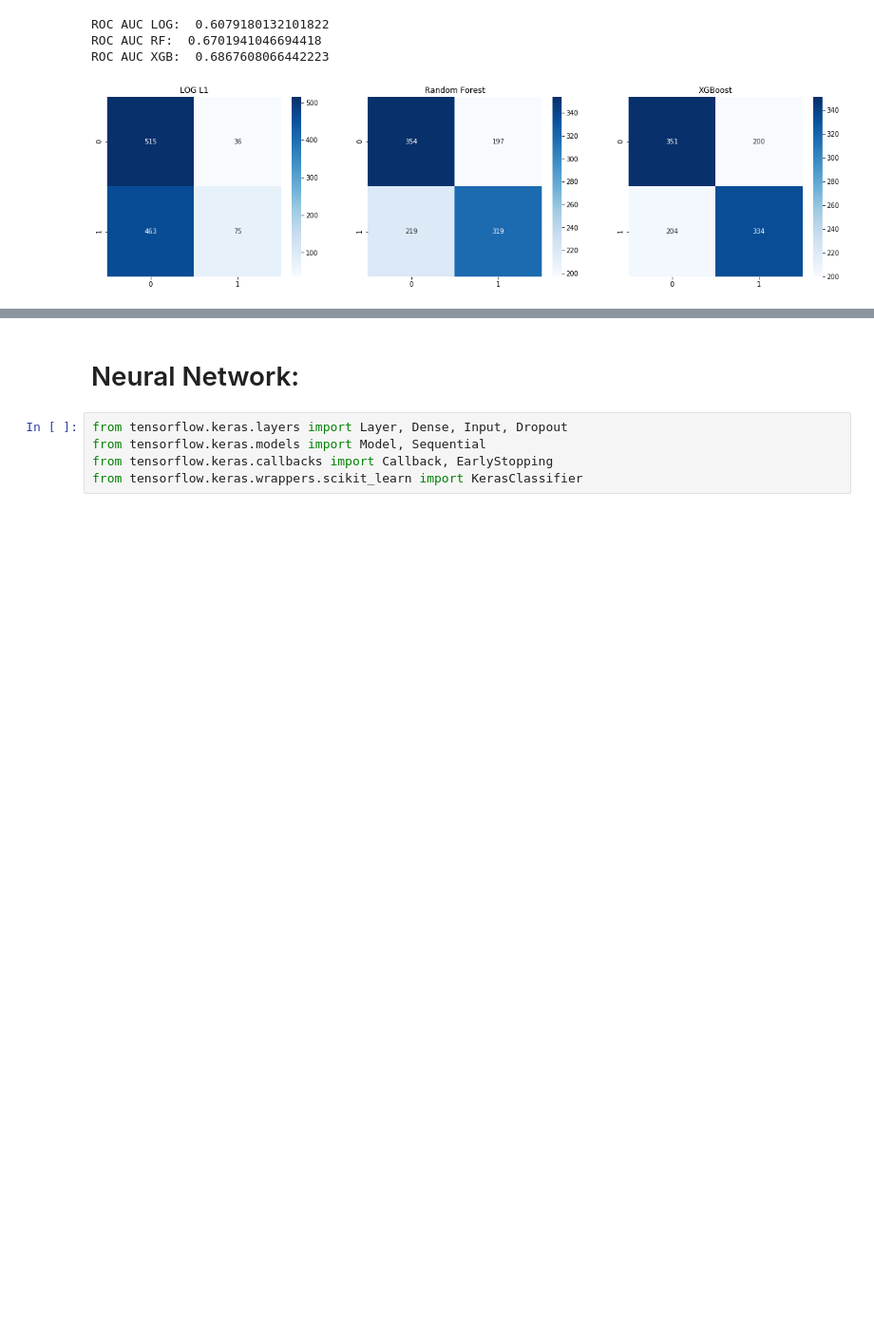
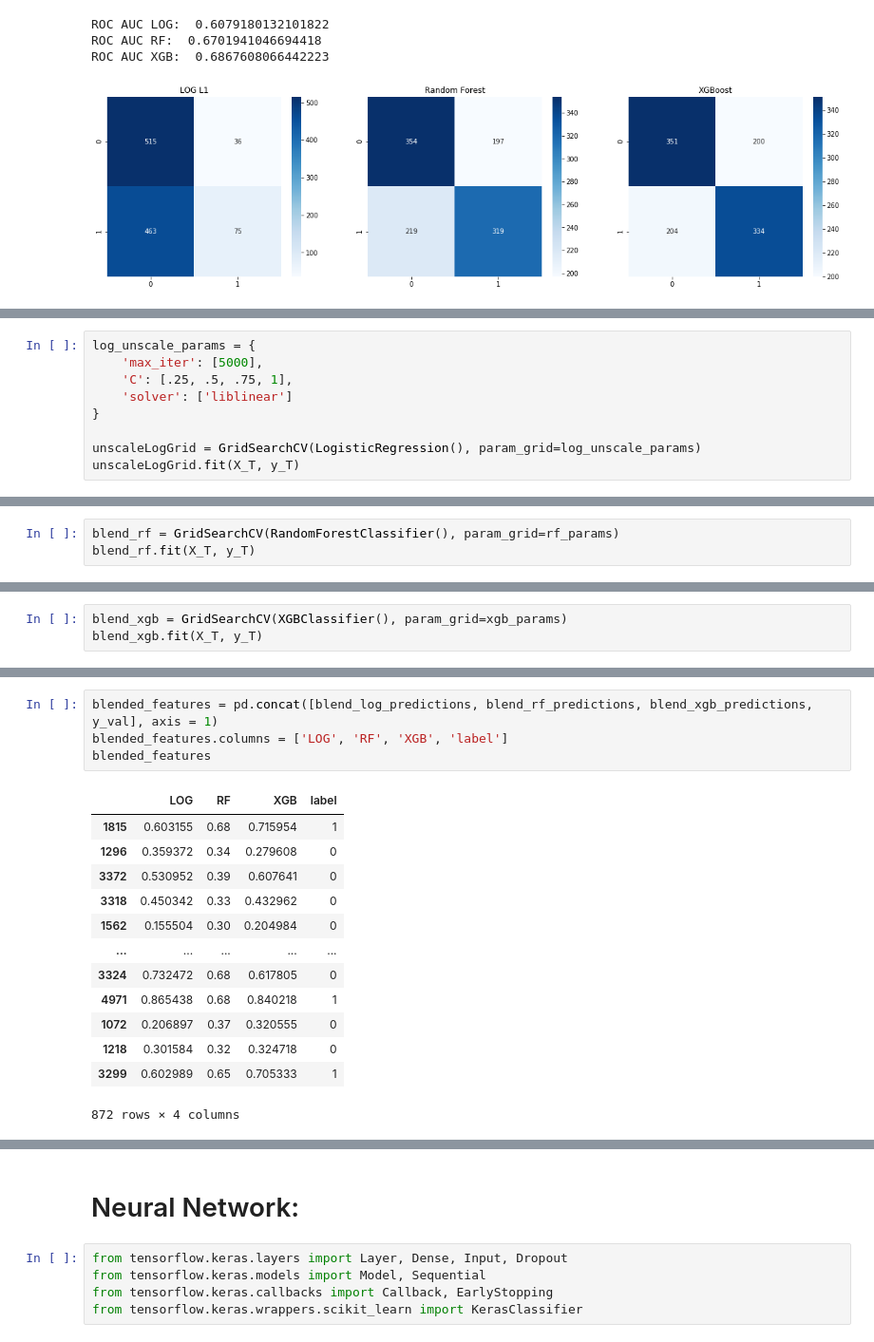
Before and after one commit to lancezeng947/UFC-Prediction, a Jupyter notebook: Model.ipynb, the cells around one changed output, grey strips where cells are left out. Shown at 95% size. Saved outputs shown, nothing was run; the diff lists cells and outputs as text; blank space fills up the shorter version.

```diff
--- a/Model.ipynb
+++ b/Model.ipynb
@@ -471,0 +476,9 @@ ROC AUC XGB:  0.6867608066442223
+# %%
+log_unscale_params = {
+    'max_iter': [5000],
+    'C': [.25, .5, .75, 1],
+    'solver': ['liblinear']
+}
+
+unscaleLogGrid = GridSearchCV(LogisticRegression(), param_grid=log_unscale_params)
+unscaleLogGrid.fit(X_T, y_T)
@@ -471,0 +500,3 @@ ROC AUC XGB:  0.6867608066442223
+# %%
+blend_rf = GridSearchCV(RandomForestClassifier(), param_grid=rf_params)
+blend_rf.fit(X_T, y_T)
@@ -471,0 +521,3 @@ ROC AUC XGB:  0.6867608066442223
+# %%
+blend_xgb = GridSearchCV(XGBClassifier(), param_grid=xgb_params)
+blend_xgb.fit(X_T, y_T)
@@ -471,0 +567,18 @@ ROC AUC XGB:  0.6867608066442223
+# %%
+blended_features = pd.concat([blend_log_predictions, blend_rf_predictions, blend_xgb_predictions, y_val], axis = 1)
+blended_features.columns = ['LOG', 'RF', 'XGB', 'label']
+blended_features
+# %% [output]
+|  | LOG | RF | XGB | label |
+| 1815 | 0.603155 | 0.68 | 0.715954 | 1 |
+| 1296 | 0.359372 | 0.34 | 0.279608 | 0 |
+| 3372 | 0.530952 | 0.39 | 0.607641 | 0 |
+| 3318 | 0.450342 | 0.33 | 0.432962 | 0 |
+| 1562 | 0.155504 | 0.30 | 0.204984 | 0 |
+| ... | ... | ... | ... | ... |
+| 3324 | 0.732472 | 0.68 | 0.617805 | 0 |
+| 4971 | 0.865438 | 0.68 | 0.840218 | 1 |
+| 1072 | 0.206897 | 0.37 | 0.320555 | 0 |
+| 1218 | 0.301584 | 0.32 | 0.324718 | 0 |
+| 3299 | 0.602989 | 0.65 | 0.705333 | 1 |
+872 rows × 4 columns
```
Also changed, not shown: parts of 12 cells of this notebook, 1 other file.
